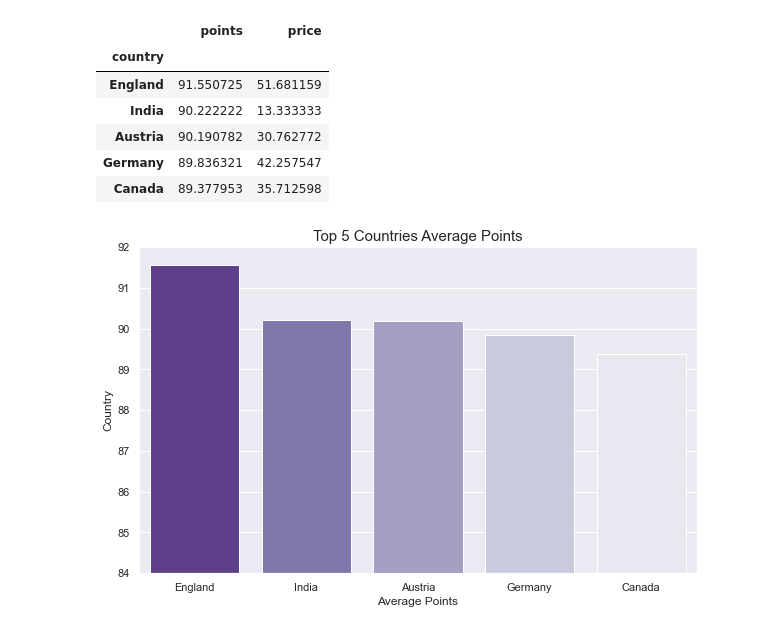
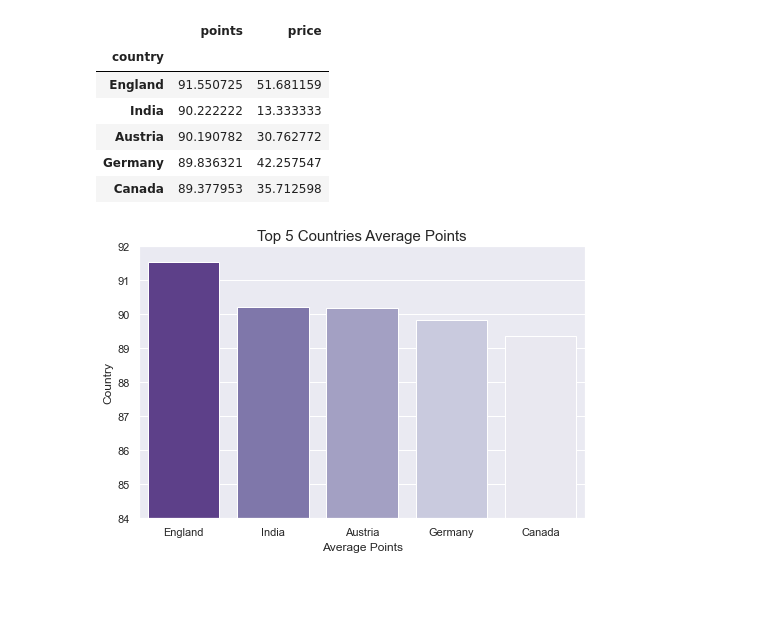
Before and after one commit to Nima-Sayyah/Drink-by-Data, a Jupyter notebook: Drink by Data (NS).ipynb, the cells around one changed output. Drawn from its saved outputs; the diff is of its cells as text; code cells hidden in the pictures; blank space fills up the shorter version.

```diff
--- a/Drink by Data (NS).ipynb
+++ b/Drink by Data (NS).ipynb
@@ -350,11 +350,11 @@ df_top_points
 | Germany | 89.836321 | 42.257547 |
 | Canada | 89.377953 | 35.712598 |
 # %%
-plt.figure(figsize=(10,6))
+plt.figure(figsize=(8,5))
 plt.ylim(84, 92)
 sns.barplot(x=df_top_points.index, y=df_top_points['points'], palette='Purples_r')
 plt.title('Top 5 Countries Average Points', fontsize = 15)
 plt.xlabel('Average Points')
 plt.ylabel('Country');
 # %% [output]
-[figure, old version]
+[figure, new version]
```
Also changed, not shown: parts of 3 cells of this notebook.
